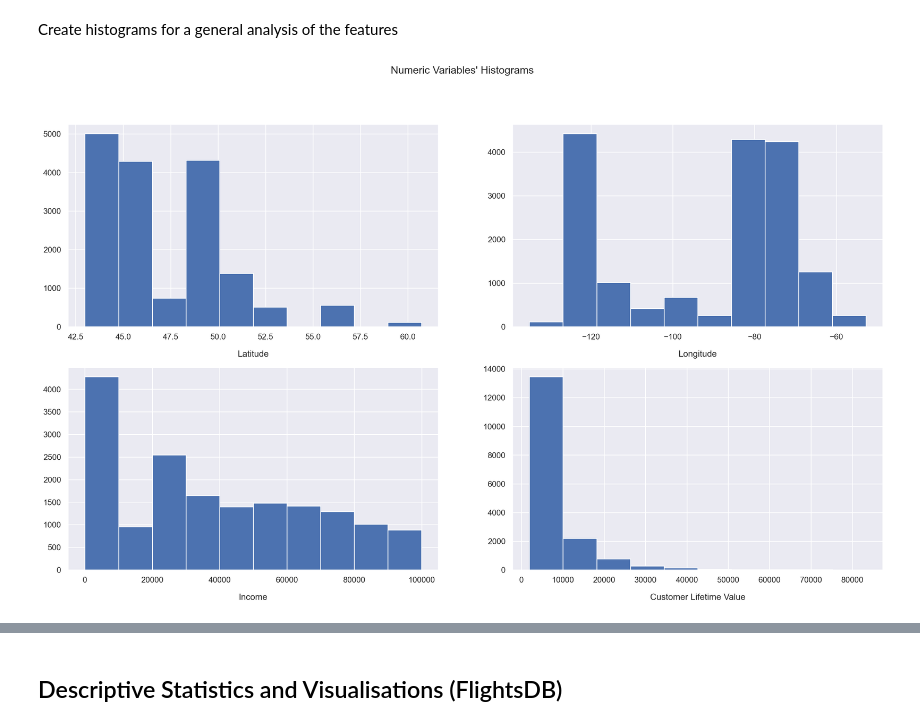
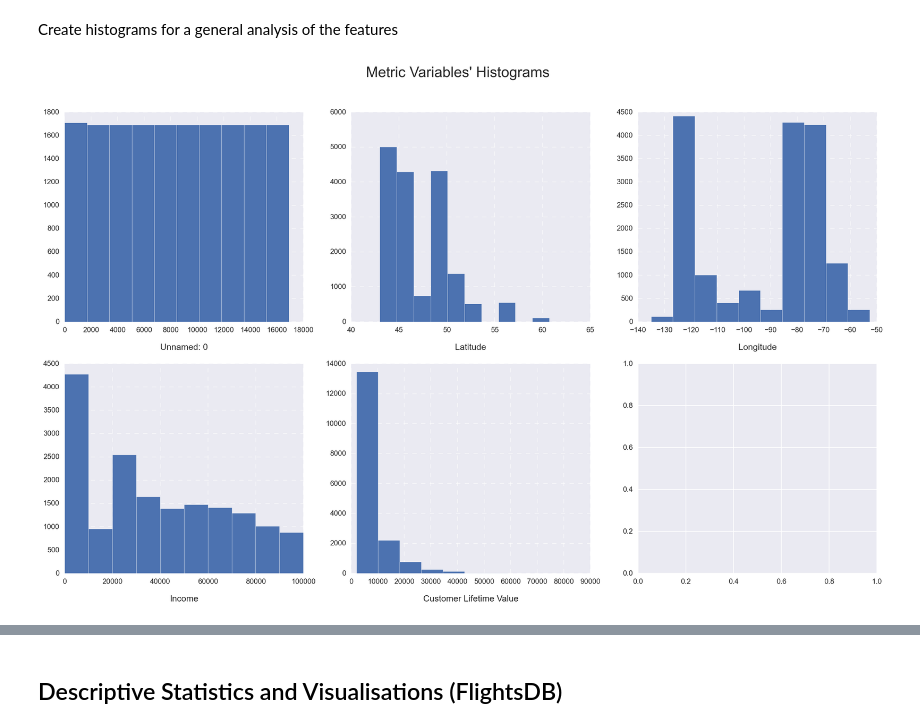
Before and after one commit to lourenco500/Data-Mining-Project, a Jupyter notebook: Deliverable_1.ipynb, the cells around one changed output, grey strips where cells are left out. Cells and saved outputs as stored; diff of their text form; code cells hidden in the pictures.

Commit message:
visualisations

```diff
--- a/Deliverable_1.ipynb
+++ b/Deliverable_1.ipynb
@@ -110,31 +107,37 @@ Non-Metric Features:
 # %% [markdown]
 Create histograms for a general analysis of the features
 # %%
+# Create a canvas for 5 metric features
 sp_rows = 2
-sp_cols = 2
+sp_cols = ceil(len(metric_features_CDB) / sp_rows) # adapts the number of columns to the number of features
 
 fig, axes = plt.subplots(sp_rows,
                          sp_cols,
                          figsize=(20, 11))
 
-# Plot data
-# Iterate across axes objects and associate each histogram (hint: use the ax.hist() instead of plt.hist()):
-for ax, feat in zip(axes.flatten(), metric_features): # Notice the zip() function and flatten() method
-    ax.hist(customerDB[feat])
-    ax.set_title(feat, y=-0.17)
+# Plot the data
+# Iterate across axes objects and associate each histogram:
+for ax, feat in zip(axes.flatten(), metric_features_CDB):
+    ax.hist(customerDB[feat], bins=10, color="#4C72B0", edgecolor="white")
+    ax.set_title(feat, y=-0.15)
+    ax.grid(True, linestyle="--", alpha=0.6)
 
 # Layout
-# Add a centered title to the figure:
-title = "Numeric Variables' Histograms"
+# Add title
+plt.suptitle("Metric Variables' Histograms", fontsize = 20)
 
-plt.suptitle(title)
-
+# Check if folder 'figures/eda' exists and, if not, create it
 if not os.path.exists(os.path.join('..', 'figures', 'eda')):
-    # if the exp_analysis directory is not present then create it first
     os.makedirs(os.path.join('..', 'figures', 'eda'))
 
+# Save figure to a png file in the folder created before
 plt.savefig(os.path.join('..', 'figures', 'eda', 'numeric_variables_histograms.png'), dpi=200)
 
+# plt.style.use("bmh")
+# usar um estilo que faça sentido
+# print(plt.style.available) para ver todos os estilos que existem
+plt.style.use("seaborn-v0_8")
+
 plt.show()
 # %% [output]
-[figure, old version]
+[figure, new version]
```
Also changed, not shown: parts of 13 cells of this notebook.
